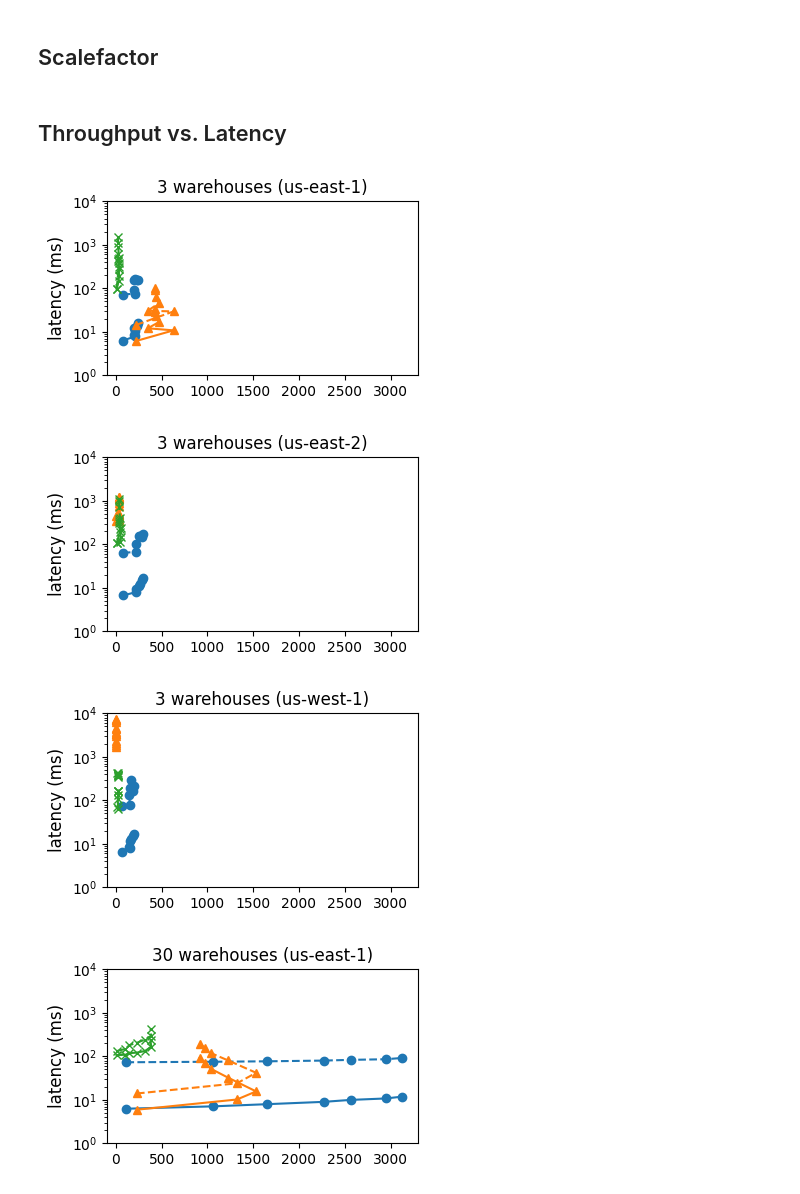
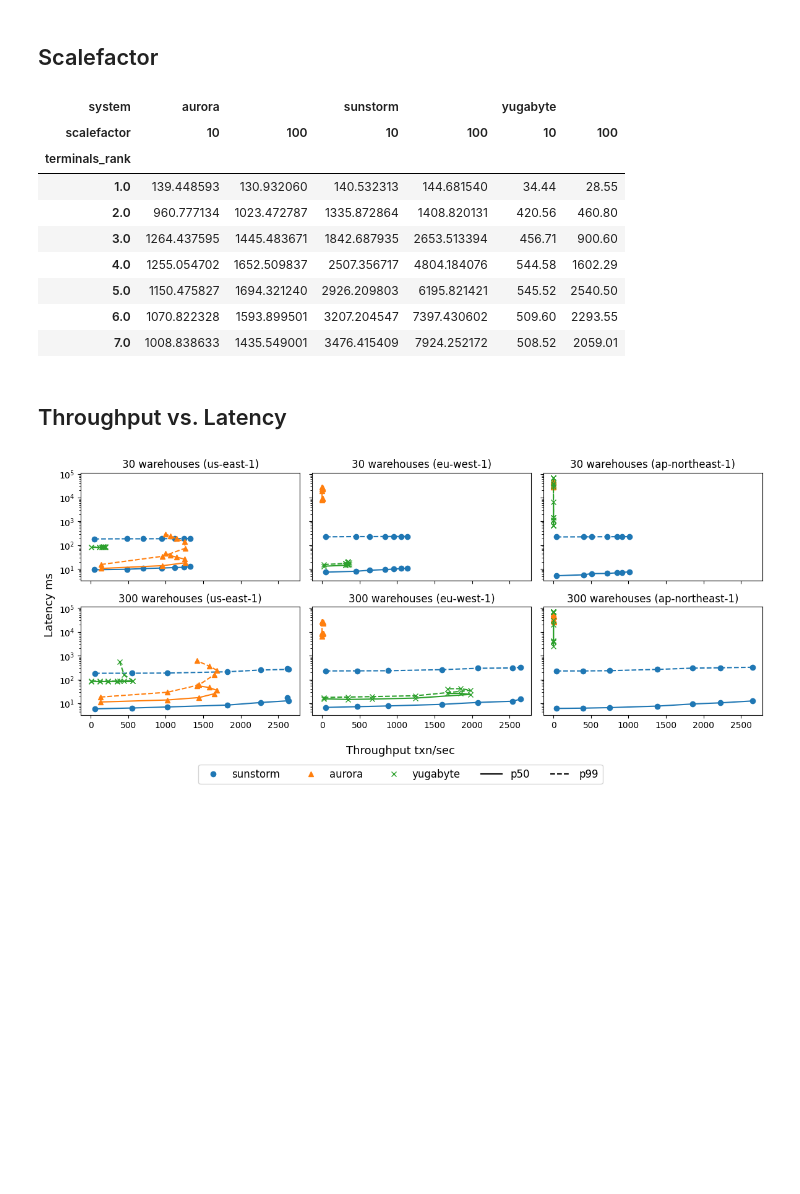
Before and after one commit to ctring/sunstorm-analysis, a Jupyter notebook: tpcc.ipynb, the cells around one changed output. Saved outputs shown, nothing was run; the diff lists cells and outputs as text; code cells hidden in the pictures; blank space fills up the shorter version.

```diff
--- a/tpcc.ipynb
+++ b/tpcc.ipynb
@@ -113,8 +113,6 @@ sunstorm_throughput_df = collect_results(
     sunstorm_matcher,
     RENEW_CACHE,
 )
-sunstorm_throughput_df["system"] = "sunstorm"
-sunstorm_throughput_df["terminals_rank"] = sunstorm_throughput_df["terminals"].rank(method="dense")
 normalize_region_name(sunstorm_throughput_df)
 
 aurora_matcher = get_matcher("aurora")
@@ -123,12 +121,8 @@ aurora_throughput_df = collect_results(
     aurora_matcher,
     RENEW_CACHE,
 )
-aurora_throughput_df["system"] = "aurora"
-aurora_throughput_df["terminals_rank"] = aurora_throughput_df["terminals"].rank(method="dense")
 normalize_region_name(aurora_throughput_df)
 
 yugabyte_matcher = get_matcher("yugabyte")
 yugabyte_throughput_df = collect_yugabyte_results(ROOT / "yugabyte", RENEW_CACHE)
-yugabyte_throughput_df["system"] = "yugabyte"
-yugabyte_throughput_df["terminals_rank"] = yugabyte_throughput_df["terminals"].rank(method="dense")
 normalize_region_name(yugabyte_throughput_df)
@@ -141,0 +129,7 @@ throughput_df
+# %%
+throughput_df = pd.concat([
+    sunstorm_throughput_df.assign(system="sunstorm", terminals_rank=sunstorm_throughput_df["terminals"].rank(method="dense")),
+    aurora_throughput_df.assign(system="aurora", terminals_rank=aurora_throughput_df["terminals"].rank(method="dense")),
+    yugabyte_throughput_df.assign(system="yugabyte", terminals_rank=yugabyte_throughput_df["terminals"].rank(method="dense")),
+])
+throughput_df
@@ -145,53 +153,79 @@ throughput_df
 throughput_df.pivot_table(
     index=["terminals_rank"], columns=["system", "scalefactor"], values="throughput", aggfunc="sum"
 )
+# %% [output]
+| system | aurora |  | sunstorm |  | yugabyte |  |
+| scalefactor | 10 | 100 | 10 | 100 | 10 | 100 |
+| terminals_rank |  |  |  |  |  |  |
+| 1.0 | 139.448593 | 130.932060 | 140.532313 | 144.681540 | 34.44 | 28.55 |
+| 2.0 | 960.777134 | 1023.472787 | 1335.872864 | 1408.820131 | 420.56 | 460.80 |
+| 3.0 | 1264.437595 | 1445.483671 | 1842.687935 | 2653.513394 | 456.71 | 900.60 |
+| 4.0 | 1255.054702 | 1652.509837 | 2507.356717 | 4804.184076 | 544.58 | 1602.29 |
+| 5.0 | 1150.475827 | 1694.321240 | 2926.209803 | 6195.821421 | 545.52 | 2540.50 |
+| 6.0 | 1070.822328 | 1593.899501 | 3207.204547 | 7397.430602 | 509.60 | 2293.55 |
+| 7.0 | 1008.838633 | 1435.549001 | 3476.415409 | 7924.252172 | 508.52 | 2059.01 |
 # %% [markdown]
 ## Throughput vs. Latency
 # %%
 from matplotlib.lines import Line2D
 
-plt.rc('axes', labelsize=12)
-plt.rc('legend', fontsize=11)
+FONT_SIZE_AXES = 13
+FONT_SIZE_LEGEND = 12
 
-for scalefactor in [1, 10, 100]:
+fig, axes = plt.subplots(2, 3, figsize=(12, 5), sharex=True, sharey=True)
+
+# for scalefactor in [1, 10, 100]:
+for s, scalefactor in enumerate([10, 100]):
     scale_df = throughput_df[throughput_df["scalefactor"] == scalefactor]
 
-    for region in ["1-us-east-1-0", "2-us-east-2-0", "3-us-west-1-0"]:
+    for r, region in enumerate(["1-us-east-1-0", "2-eu-west-1-0", "3-ap-northeast-1-0"]):
         region_df = scale_df[scale_df["region"] == region]
         region_name = {
             "1-us-east-1-0": "us-east-1",
-            "2-us-east-2-0": "us-east-2",
-            "3-us-west-1-0": "us-west-1",
+            "2-eu-west-1-0": "eu-west-1",
+            "3-ap-northeast-1-0": "ap-northeast-1",
         }[region]
 
-        fig, ax = plt.subplots(1, 1, figsize=(4, 2.5))
+        ax = axes[s, r]
 
         for i, (system, marker) in enumerate(zip(SYSTEMS, ["o", "^", "x"])):
             system_df = region_df[region_df["system"] == system].sort_values("terminals_rank")
 
             for y, linestyle in [("p50.NewOrder", "-"), ("p99.NewOrder", "--")]:
                 system_df.plot(
                     title=f"{scalefactor*3} warehouses ({region_name})",
                     x="throughput",
                     y=y,
-                    xlabel="",
-                    ylabel=f"latency (ms)",
                     style=f"{marker}{linestyle}C{i}",
                     rot=0,
                     logy=True,
                     # logx=True,
-                    xlim=(-100, 3300),
+                    # xlim=(-100, 2500),
+                    # ylim=(0.2, 30000),
+                    legend=False,
+                    xlabel="",
+                    ylabel="",
                     ax=ax,
-                    legend=False,
                 )
 
-        if scalefactor == 100:
-            ax.set_xlabel("txn/sec")
-        ax.set_ylim(bottom=1, top=10000)
-        fig.tight_layout()
-        fig.savefig(f"output/tpcc-wh{scalefactor}-{region_name}.pdf", bbox_inches="tight")
+fig.supylabel("Latency ms", fontsize=FONT_SIZE_AXES)
+fig.supxlabel("Throughput txn/sec", fontsize=FONT_SIZE_AXES)
+# fig.suptitle("TPC-C NewOrder Transaction")
+
+fig.legend(handles=[
+        Line2D([0], [0], lw=0, marker='o', color='C0', markerfacecolor='C0', label='sunstorm'),
+        Line2D([0], [0], lw=0, marker='^', color='C1', markerfacecolor='C1', label='aurora'),
+        Line2D([0], [0], lw=0, marker='x', color='C2', markerfacecolor='C2', label='yugabyte'),
+        Line2D([0], [0], color='k', linestyle='-', label='p50'),
+        Line2D([0], [0], color='k', linestyle='--', label='p99'),
+    ],
+    title="",
+    ncol=5,
+    loc="upper center",
+    bbox_to_anchor=(0.5,0),
+    fontsize=FONT_SIZE_LEGEND
+)
+fig.tight_layout()
+fig.savefig(f"output/tpcc.pdf", bbox_inches="tight")
 # %% [output]
-[figure, old version]
+[figure, new version]
-[figure, removed]
-[figure, removed]
-[figure, removed]
```
Also changed, not shown: parts of 8 cells of this notebook, 24 other files.
